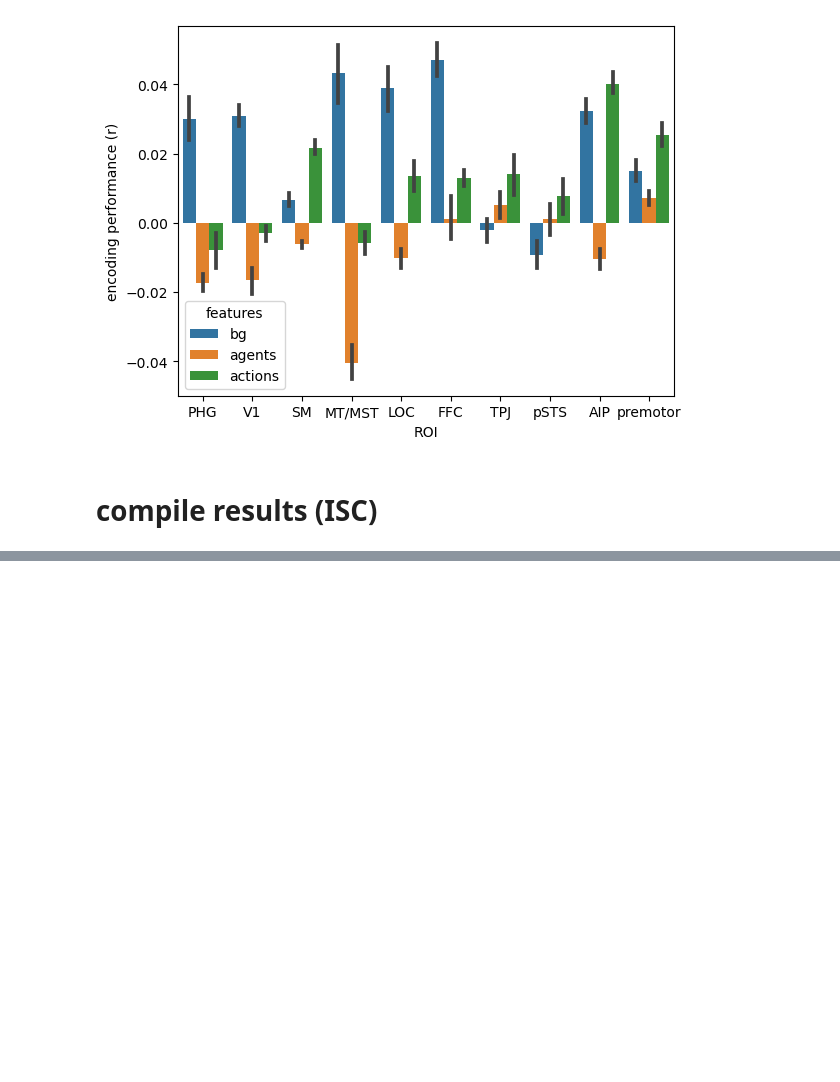
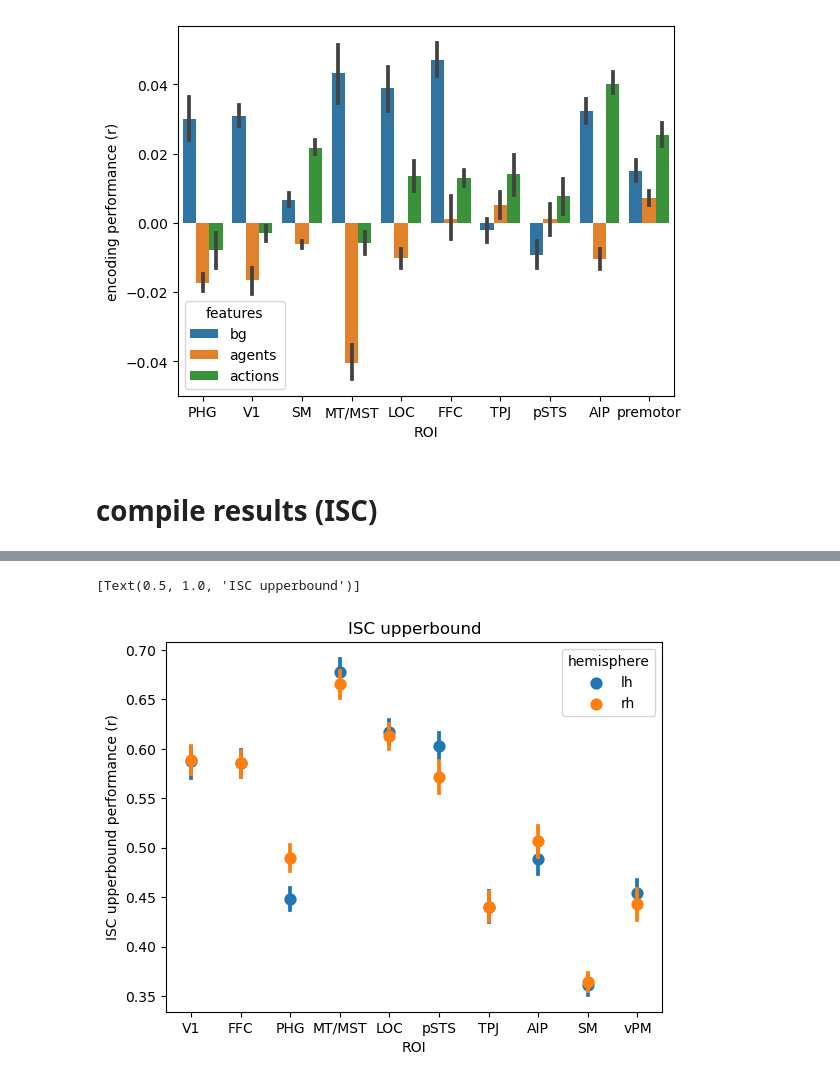
Before and after one commit to jungheejung/life-encoding, a Jupyter notebook: scripts/HCP-MMP/step02_extractcorr.ipynb, the cells around one changed output, grey strips where cells are left out. Drawn from its saved outputs; the diff is of its cells as text; code cells hidden in the pictures; blank space fills up the shorter version.

```diff
--- a/scripts/HCP-MMP/step02_extractcorr.ipynb
+++ b/scripts/HCP-MMP/step02_extractcorr.ipynb
@@ -266,0 +329,30 @@ for subject in subjects:
+# %%
+isc_upper = {
+    "ISC upperbound performance (r)":[],
+    "ROI":[],
+    "subject":[],
+    "hemisphere": [],
+    "run": []
+           }
+
+
+for subject in subjects:
+    for hemi in hemis:
+        for run in runs:
+            # for feature in features:
+            for roi_name in rois:
+                fname_pattern = f'subjectwise-ISCupperbound_align-ha_common_hemi-{hemi}_run-{run:02d}_{subject}.npy'#f'{feature}-r_pca-40_align-ha_common_{sub}_run-{run}_hemi-{hemi}.npy'
+                data = np.load(join(isc_upperdir, fname_pattern))
+                if hemi == 'lh':
+                    labels = lh_labels
+                elif hemi == 'rh':
+                    labels = rh_labels
+                roi_map = np.full(labels.shape, False)
+                roi_map[np.in1d(labels, rois[roi_name])] = True
+
+                isc_upper['ISC upperbound performance (r)'].append(np.mean(data[0, roi_map]))
+                isc_upper['ROI'].append(roi_name)
+                isc_upper['subject'].append(subject)
+                isc_upper['hemisphere'].append(hemi)
+                isc_upper['run'].append(str(run))
+        print(f"finished loading results for {subject}, {hemi}, {run}")
@@ -266,0 +377,3 @@ for subject in subjects:
+# %%
+isc_upperdf = pd.DataFrame(isc_upper)
+isc_upperdf.head()
@@ -266,0 +387,9 @@ for subject in subjects:
+# %%
+sns.pointplot(x="ROI",
+              y="ISC upperbound performance (r)",
+              hue="hemisphere",
+              data=isc_upperdf,
+              join=False).set(title='ISC upperbound')
+# %% [output]
+[Text(0.5, 1.0, 'ISC upperbound')]
+[figure, added]
```
Also changed, not shown: parts of 19 cells of this notebook.
